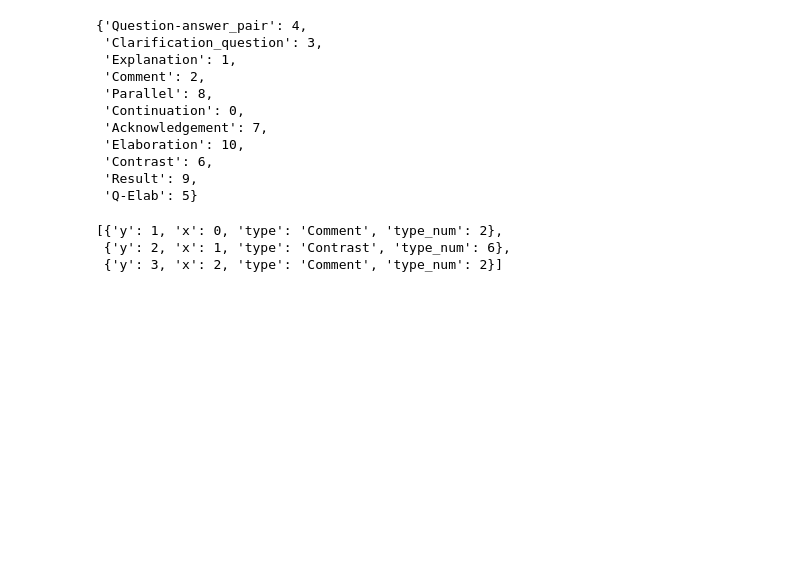
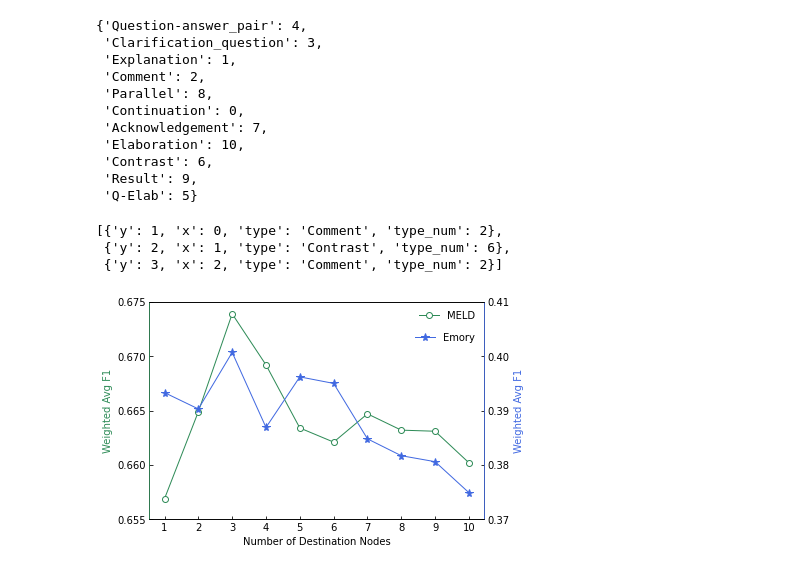
Before and after one commit to Maxwe11y/SKIER, a Jupyter notebook: test.ipynb, the cells around one changed output. Cells and saved outputs as stored; diff of their text form; code cells hidden in the pictures; blank space fills up the shorter version.

```diff
--- a/test.ipynb
+++ b/test.ipynb
@@ -603,3 +607,54 @@ for key in structure_.keys():
         rel_num = rels['type_num']
         if rel_num>11:
             print(key, rel_num)
+# %%
+import numpy as np
+import matplotlib.pyplot as plt
+
+plt.rcParams['xtick.direction'] = 'in'
+plt.rcParams['ytick.direction'] = 'in'
+# x轴刻度标签
+x_ticks = ['1', '2', '3', '4', '5', '6', '7', '8', '9', '10']
+# x轴范围（0, 1, ..., len(x_ticks)-1）
+x = np.arange(len(x_ticks))
+# 第1条折线数据
+y1 = [0.6569, 0.6649, 0.6739, 0.6692, 0.6634, 0.6621, 0.6647, 0.6632, 0.6631, 0.6602]
+# 第2条折线数据
+y2 = [0.3933, 0.3903, 0.4007, 0.3869, 0.3962, 0.3950, 0.3848, 0.3817, 0.3806, 0.3749]
+
+fig, ax1 = plt.subplots()
+
+ax2 = ax1.twinx()
+ax1.plot(x, y1, 'g-', marker='o', mec='seagreen', mfc='w', label=u'MELD', linewidth=1.0, color='seagreen')
+ax2.plot(x, y2, 'b-', marker = '*',ms=8, label=u'Emory', linewidth=1.0, color='royalblue')
+
+ax1.set_xlabel('Number of Destination Nodes')
+ax1.set_ylabel('Weighted Avg F1', color='seagreen')
+ax2.set_ylabel('Weighted Avg F1', color='royalblue')
+ax1.set_yticks([0.655, 0.66, 0.665, 0.670, 0.675])
+ax2.set_yticks([0.37, 0.38, 0.39, 0.40, 0.41])
+
+
+
+ax1.legend(fontsize=10, loc='upper right',bbox_to_anchor=(0.5, 0.3, 0.5, 0.7), frameon=False)
+ax2.legend(fontsize=10, loc='upper right', bbox_to_anchor=(0.5, 0.2, 0.5, 0.7), frameon=False)
+plt.xticks([r for r in x], x_ticks, fontsize=10, rotation=20)
+
+# ax1.tick_params(color='seagreen', labelcolor='seagreen')
+# ax1.spines['left'].set_color('seagreen')
+# for spine in ax1.spines.values():
+#     spine.set_edgecolor('dimgray')
+ax2.spines['left'].set_color('seagreen')
+ax2.spines['right'].set_color('royalblue')
+# ax2.tick_params(color='dimgray', labelcolor='royalblue')
+# ax1.tick_params(color='dimgray', labelcolor='dimgray')
+# for t in ax1.xaxis.get_ticklines(): t.set_color('green')
+# for t in ax1.yaxis.get_ticklines(): t.set_color('green')
+# for t in ax2.xaxis.get_ticklines(): t.set_color('blue')
+# for t in ax2.yaxis.get_ticklines(): t.set_color('blue')
+
+plt.savefig('./figure.pdf', bbox_inches='tight')
+
+plt.show()
+# %% [output]
+[figure, added]
```
Also changed, not shown: parts of 2 cells of this notebook, 17 other files.
